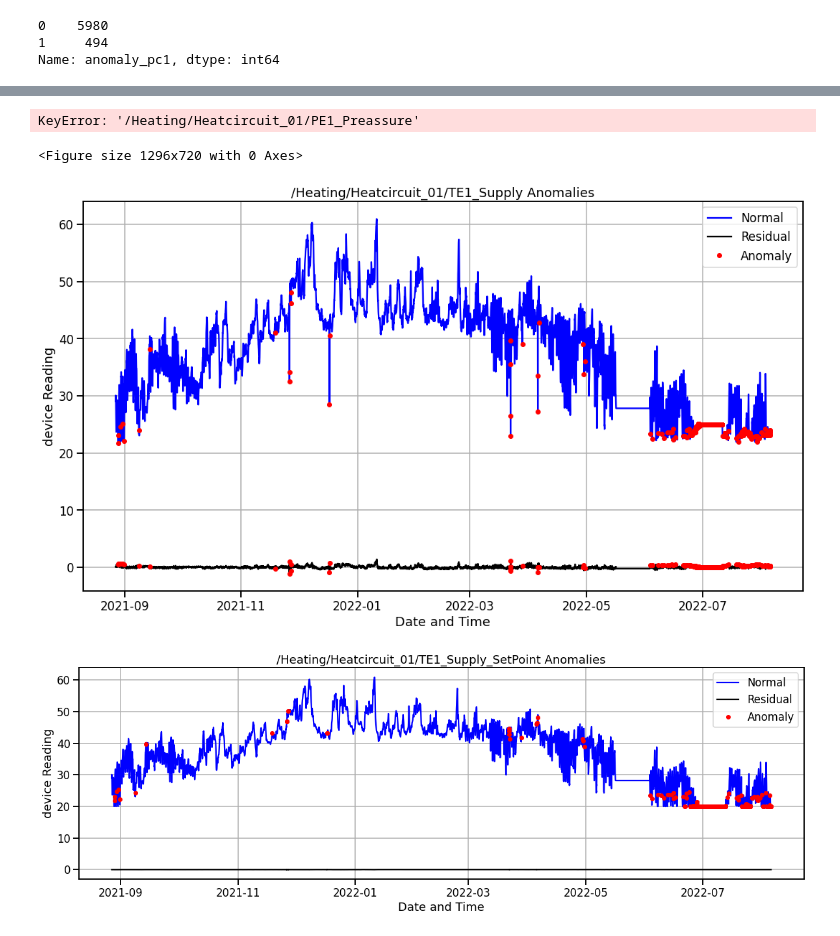
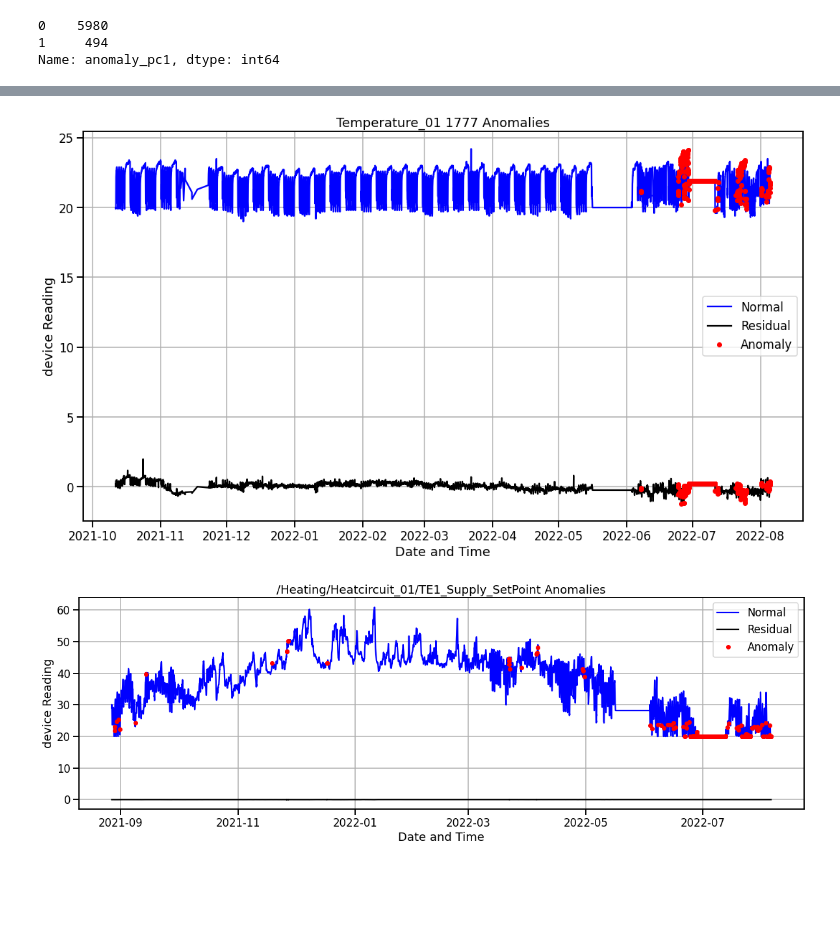
Before and after one commit to hamk-uas/HAMK_Smart_City_anomaly, a Jupyter notebook: PCA_Anomaly.ipynb, the cells around one changed output, grey strips where cells are left out. Drawn from its saved outputs; the diff is of its cells as text; code cells hidden in the pictures; blank space fills up the shorter version.

Commit message:
+Notebook for anomaly

```diff
--- a/PCA_Anomaly.ipynb
+++ b/PCA_Anomaly.ipynb
@@ -247,3 +204,18 @@ df_full['anomaly_pc2'] = ((df_full['pc2']>upper_pc2) | (df_full['pc2']<lower_pc2
+# %%
+# To detecting the outliers in a data set we have follows quartile rule as follows:
+# 1 Calculate the 1st and 3rd quartiles
+# 2 Calculates the interquartile range
+# 3 Calculate the upper and lower bound of our data range
+# 4 Using the upper and lower bounds to identify the outlying data points
+
+# Calculate outlier bounds using pc1
+first_quartile_pc1, third_quartile_pc1 = df_full['pc1'].quantile([0.25, 0.75])
+inter_quartile_range_pc1 = third_quartile_pc1 - first_quartile_pc1
+lower_bound_pc1 = first_quartile_pc1 - (1.5*inter_quartile_range_pc1)
+upper_bound_pc1 = third_quartile_pc1 + (1.5*inter_quartile_range_pc1)
+# %%
+# Find the anomaly using the PC1
+df_full['anomaly_pc1'] = ((df_full['pc1'] > upper_bound_pc1) | (df_full['pc1'] < lower_bound_pc1)).astype('int')
 # %%
 df_full['anomaly_pc1'].value_counts()
 # %% [output]
@@ -271,4 +224,0 @@ len(outliers_pc2)/len(df_full)
-# %%
-residual['anomaly_pc1'] = ((df_full['pc1']>upper_pc1) | (df_full['pc1']<lower_pc1)).astype('int')
-residual['anomaly_pc2'] = ((df_full['pc2']>upper_pc2) | (df_full['pc2']<lower_pc2)).astype('int')
-#residual['anomaly_pc3'] = ((df_full['pc3']>upper_pc3) | (df_full['pc3']<lower_pc3)).astype('int')
@@ -290,40 +228,23 @@ Name: pc1, dtype: float64
+# %%
+residual['anomaly_pc1'] = ((df_full['pc1'] > upper_bound_pc1) | (df_full['pc1'] < lower_bound_pc1)).astype('int')
 # %%
-# Let's plot the outliers from pc1 on top of the device_1777 see where they occured in the time series
-a = df_full[df_full['anomaly_pc2'] == 1] #anomaly
-b = residual[residual['anomaly_pc2'] == 1] #anomaly
+# Plot the anomaly from pc1 on top of the device_1777 see where they occured in the time series
+a = df_full[df_full['anomaly_pc1'] == 1] #anomaly
+b = residual[residual['anomaly_pc1'] == 1] #anomaly
 _ = plt.figure(figsize=(18,10))
-_ = plt.plot(df_full['/Heating/Heatcircuit_01/PE1_Preassure'], color='blue', label='Normal')
-_ = plt.plot(residual['/Heating/Heatcircuit_01/PE1_Preassure'], color='black', label='Residual')
-_ = plt.plot(a['/Heating/Heatcircuit_01/PE1_Preassure'], linestyle='none', marker='.', color='red', markersize=12, label='Anomaly')
-_ = plt.plot(b['/Heating/Heatcircuit_01/PE1_Preassure'], linestyle='none', marker='.', color='red', markersize=12)
+_ = plt.plot(df_full['(\'Temperature_01\', 1777)'], color='blue', label='Normal')
+_ = plt.plot(residual['(\'Temperature_01\', 1777)'], color='black', label='Residual')
+_ = plt.plot(a['(\'Temperature_01\', 1777)'], linestyle='none', marker='.', color='red', markersize=12, label='Anomaly')
+_ = plt.plot(b['(\'Temperature_01\', 1777)'], linestyle='none', marker='.', color='red', markersize=12)
 _ = plt.xlabel('Date and Time')
 _ = plt.ylabel('device Reading')
-_ = plt.title('/Heating/Heatcircuit_01/PE1_Preassure Anomalies')
+_ = plt.title('Temperature_01 1777 Anomalies')
 _ = plt.legend(loc='best')
 plt.grid()
 plt.autoscale()
 plt.show();
 # %% [output]
-KeyError: '/Heating/Heatcircuit_01/PE1_Preassure'
-<Figure size 1296x720 with 0 Axes>
+[figure, added]
-# %%
-# Let's plot the outliers from pc1 on top of the device_1777 see where they occured in the time series
-a = df_full[df_full['anomaly_pc2'] == 1] #anomaly
-b = residual[residual['anomaly_pc2'] == 1] #anomaly
-_ = plt.figure(figsize=(18,10))
-_ = plt.plot(df_full['/Heating/Heatcircuit_01/TE1_Supply'], color='blue', label='Normal')
-_ = plt.plot(residual['/Heating/Heatcircuit_01/TE1_Supply'], color='black', label='Residual')
-_ = plt.plot(a['/Heating/Heatcircuit_01/TE1_Supply'], linestyle='none', marker='.', color='red', markersize=12, label='Anomaly')
-_ = plt.plot(b['/Heating/Heatcircuit_01/TE1_Supply'], linestyle='none', marker='.', color='red', markersize=12)
-_ = plt.xlabel('Date and Time')
-_ = plt.ylabel('device Reading')
-_ = plt.title('/Heating/Heatcircuit_01/TE1_Supply Anomalies')
-_ = plt.legend(loc='best')
-plt.grid()
-plt.autoscale()
-plt.show();
-# %% [output]
-[figure, removed]
 # %%
 # Let's plot the outliers from pc1 on top of the device_1778 see where they occured in the time series
 a = df_full[df_full['anomaly_pc2'] == 1] #anomaly
```
Also changed, not shown: parts of 52 cells of this notebook.
